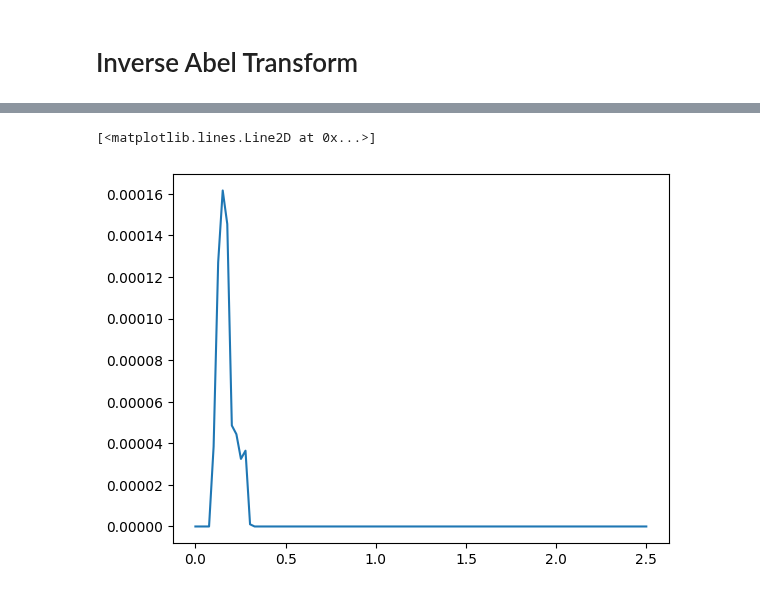
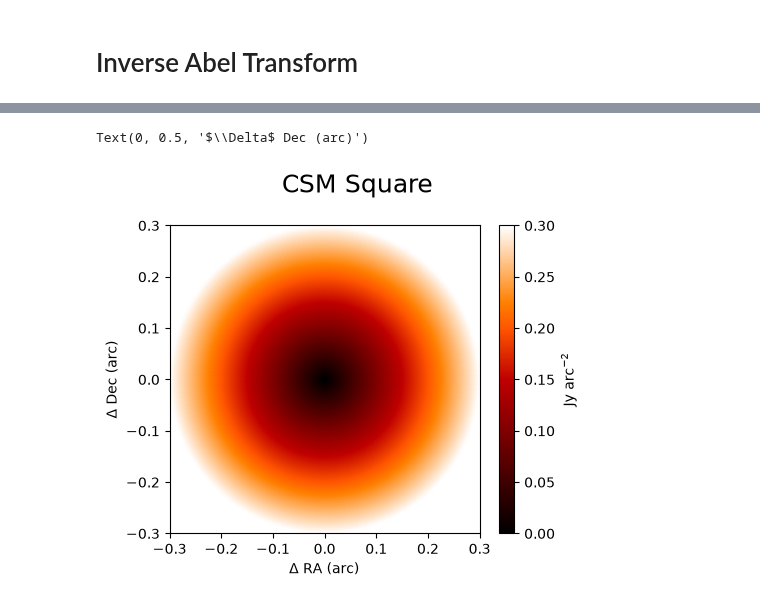
Before and after one commit to imanbeh/csm_pipeline, a Jupyter notebook: medhigh_abel_interpolation_density.ipynb, the cells around one changed output, grey strips where cells are left out. Saved outputs shown, nothing was run; the diff lists cells and outputs as text; code cells hidden in the pictures.

```diff
--- a/medhigh_abel_interpolation_density.ipynb
+++ b/medhigh_abel_interpolation_density.ipynb
@@ -368,5 +163,0 @@ ValueError: operands could not be broadcast together with shapes (0,) (98,)
-# %%
-plt.plot(xaxis[0,:],interp_csm[0,:])
-# %% [output]
-[<matplotlib.lines.Line2D at 0x...>]
-[figure, removed]
@@ -372,0 +166,19 @@ plt.plot(xaxis[0,:],interp_csm[0,:])
+# %%
+figure,ax = plt.subplots(nrows = 1, ncols=1, figsize = (5,4))#, subplot_kw={'projection': wcs})
+figure.suptitle("CSM Square", fontsize = 18, y=1.01)
+
+# xaxis1 = range(csm_2d_density.shape[0])*pix_size_arcsec-(center_x*pix_size_arcsec)
+# yaxis1 = range(csm_2d_density.shape[1])*pix_size_arcsec-(center_y*pix_size_arcsec)
+
+im = ax.pcolormesh(xaxis,yaxis,radius_2d_arc, cmap='gist_heat',shading="gouraud")#, vmin = 0, vmax = 0.0002)
+
+# ax.set_xlim(minn, maxx)
+# ax.set_ylim(minn, maxx)
+
+figure.colorbar(im,ax=ax, label=r'Jy arc$^{-2}$')
+
+ax.set_xlabel(r'$\Delta$ RA (arc)' , size = 10)
+ax.set_ylabel(r'$\Delta$ Dec (arc)' , size = 10)
+# %% [output]
+Text(0, 0.5, '$\\Delta$ Dec (arc)')
+[figure, added]
```
Also changed, not shown: parts of 49 cells of this notebook, 1 other file.
